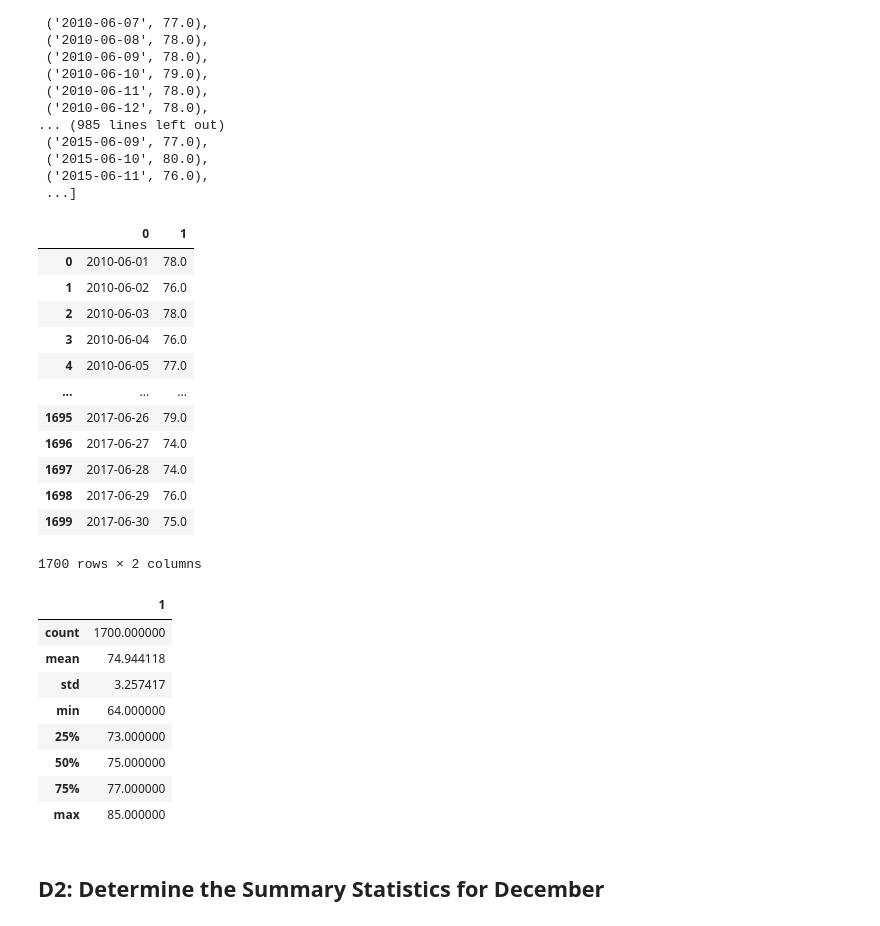
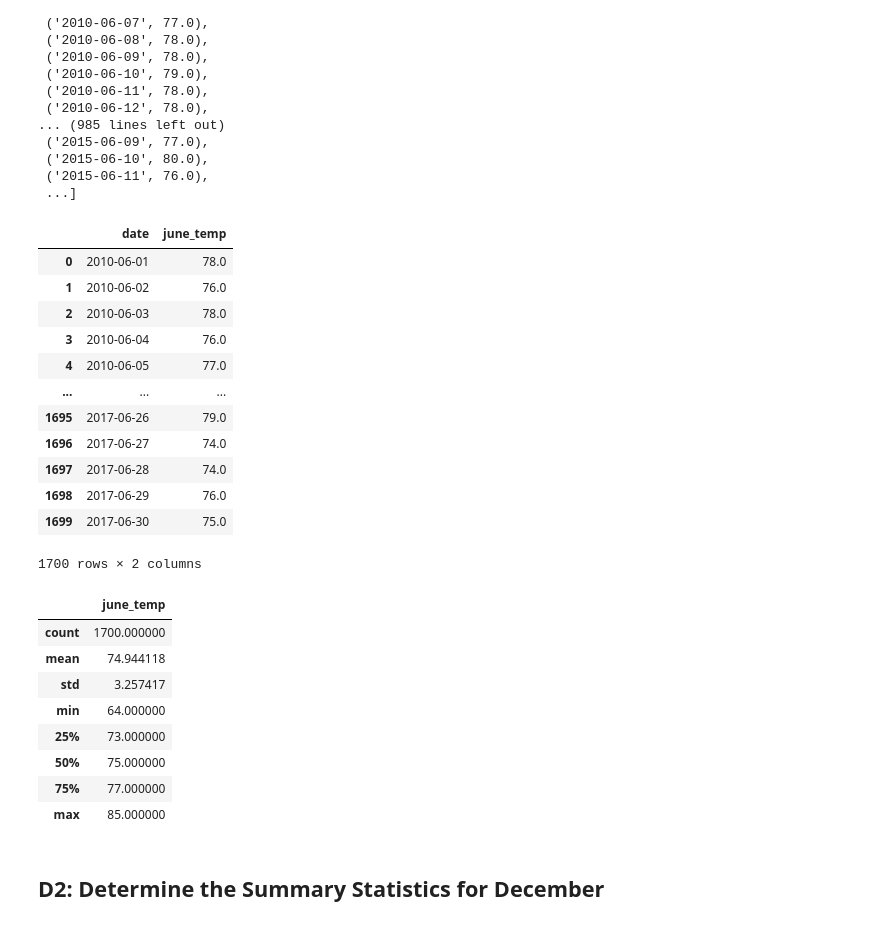
Before and after one commit to Jaazield4/surfs_up, a Jupyter notebook: SurfsUp_Challenge.ipynb, the cells around one changed output. Cells and saved outputs as stored; diff of their text form; code cells hidden in the pictures.

```diff
--- a/SurfsUp_Challenge.ipynb
+++ b/SurfsUp_Challenge.ipynb
@@ -53,10 +53,10 @@ June_results_list = list(june_results)
  ...]
 # %%
 # 4. Create a DataFrame from the list of temperatures for the month of June.
-June_results_df = pd.DataFrame(June_results_list)
+June_results_df = pd.DataFrame(June_results_list, columns = ['Date', 'june_temp'])
 June_results_df
 # %% [output]
-|  | 0 | 1 |
+|  | date | june_temp |
 | 0 | 2010-06-01 | 78.0 |
 | 1 | 2010-06-02 | 76.0 |
 | 2 | 2010-06-03 | 78.0 |
@@ -73,7 +73,7 @@ June_results_df
 # 5. Calculate and print out the summary statistics for the June temperature DataFrame.
 June_results_df.describe()
 # %% [output]
-|  | 1 |
+|  | june_temp |
 | count | 1700.000000 |
 | mean | 74.944118 |
 | std | 3.257417 |
```
Also changed, not shown: parts of 2 cells of this notebook.
